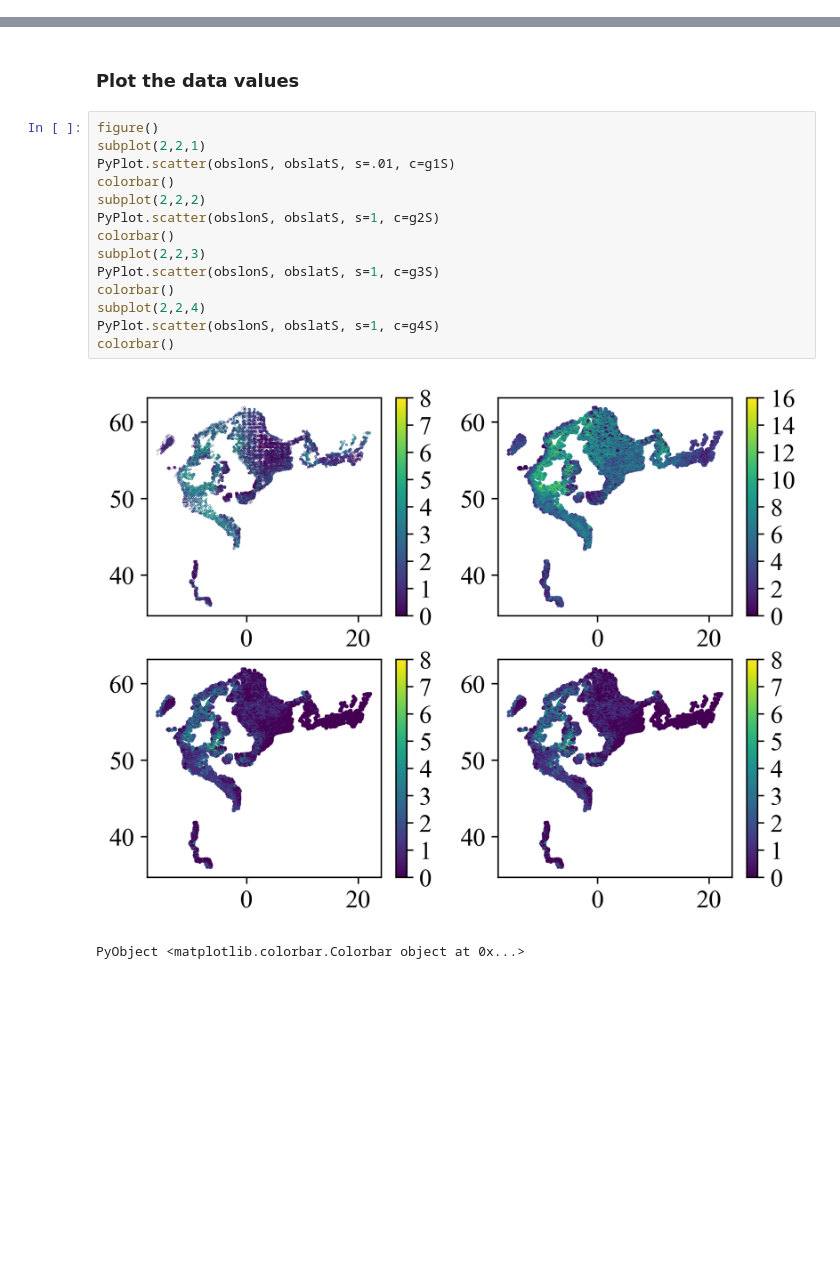
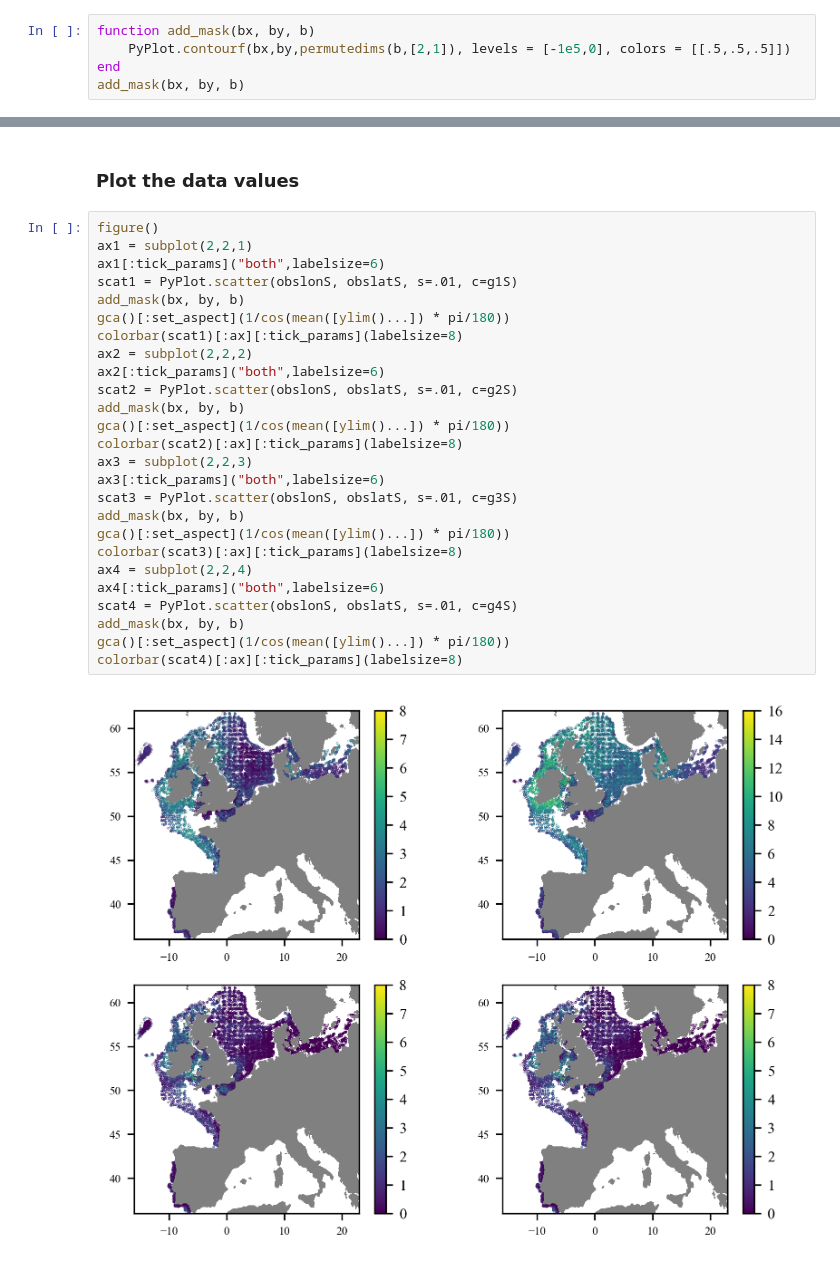
Before and after one commit to gher-uliege/DIVAndNN.jl, a Jupyter notebook: notebooks/make_fish_product.ipynb, the cells around one changed output, grey strips where cells are left out. Cells and saved outputs as stored; diff of their text form; blank space fills up the shorter version.

```diff
--- a/notebooks/make_fish_product.ipynb
+++ b/notebooks/make_fish_product.ipynb
@@ -71,0 +105,5 @@ We use the function `read_fish` define in the module `make_benthos_products.jl`.
+# %%
+function add_mask(bx, by, b)
+    PyPlot.contourf(bx,by,permutedims(b,[2,1]), levels = [-1e5,0], colors = [[.5,.5,.5]])
+end
+add_mask(bx, by, b)
@@ -73,18 +114,29 @@ We use the function `read_fish` define in the module `make_benthos_products.jl`.
 ### Plot the data values
 # %%
 figure()
-subplot(2,2,1)
-PyPlot.scatter(obslonS, obslatS, s=.01, c=g1S)
-colorbar()
-subplot(2,2,2)
-PyPlot.scatter(obslonS, obslatS, s=1, c=g2S)
-colorbar()
-subplot(2,2,3)
-PyPlot.scatter(obslonS, obslatS, s=1, c=g3S)
-colorbar()
-subplot(2,2,4)
-PyPlot.scatter(obslonS, obslatS, s=1, c=g4S)
-colorbar()
+ax1 = subplot(2,2,1)
+ax1[:tick_params]("both",labelsize=6)
+scat1 = PyPlot.scatter(obslonS, obslatS, s=.01, c=g1S)
+add_mask(bx, by, b)
+gca()[:set_aspect](1/cos(mean([ylim()...]) * pi/180))
+colorbar(scat1)[:ax][:tick_params](labelsize=8)
+ax2 = subplot(2,2,2)
+ax2[:tick_params]("both",labelsize=6)
+scat2 = PyPlot.scatter(obslonS, obslatS, s=.01, c=g2S)
+add_mask(bx, by, b)
+gca()[:set_aspect](1/cos(mean([ylim()...]) * pi/180))
+colorbar(scat2)[:ax][:tick_params](labelsize=8)
+ax3 = subplot(2,2,3)
+ax3[:tick_params]("both",labelsize=6)
+scat3 = PyPlot.scatter(obslonS, obslatS, s=.01, c=g3S)
+add_mask(bx, by, b)
+gca()[:set_aspect](1/cos(mean([ylim()...]) * pi/180))
+colorbar(scat3)[:ax][:tick_params](labelsize=8)
+ax4 = subplot(2,2,4)
+ax4[:tick_params]("both",labelsize=6)
+scat4 = PyPlot.scatter(obslonS, obslatS, s=.01, c=g4S)
+add_mask(bx, by, b)
+gca()[:set_aspect](1/cos(mean([ylim()...]) * pi/180))
+colorbar(scat4)[:ax][:tick_params](labelsize=8)
 # %% [output]
-[figure, old version]
+[figure, new version]
-PyObject <matplotlib.colorbar.Colorbar object at 0x...>
```
Also changed, not shown: parts of 21 cells of this notebook.
